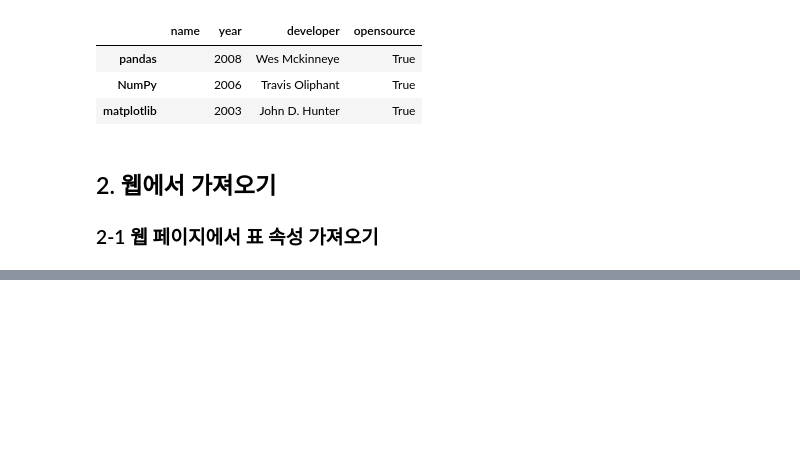
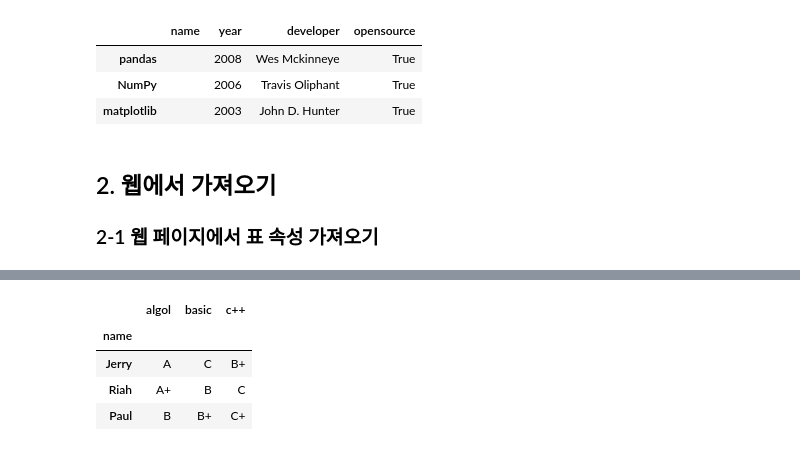
Before and after one commit to harryyang1982/pandas_data_analysis, a Jupyter notebook: part2_data_io.ipynb, the cells around one changed output, grey strips where cells are left out. Cells and saved outputs as stored; diff of their text form; code cells hidden in the pictures; blank space fills up the shorter version.

```diff
--- a/part2_data_io.ipynb
+++ b/part2_data_io.ipynb
@@ -96,0 +247,8 @@ ImportError: lxml not found, please install it
+# %%
+df
+# %% [output]
+|  | algol | basic | c++ |
+| name |  |  |  |
+| Jerry | A | C | B+ |
+| Riah | A+ | B | C |
+| Paul | B | B+ | C+ |
```
Also changed, not shown: parts of 16 cells of this notebook.
